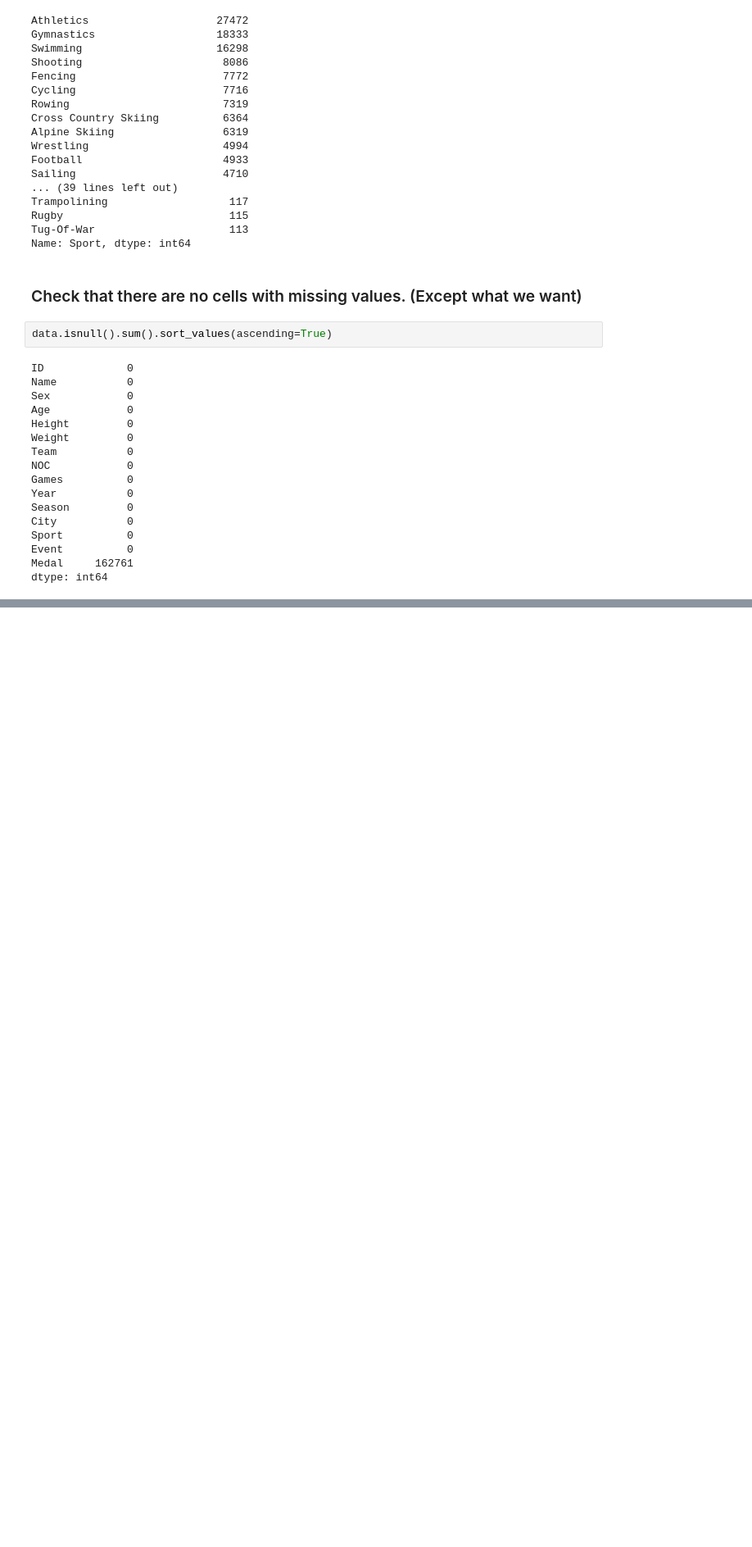
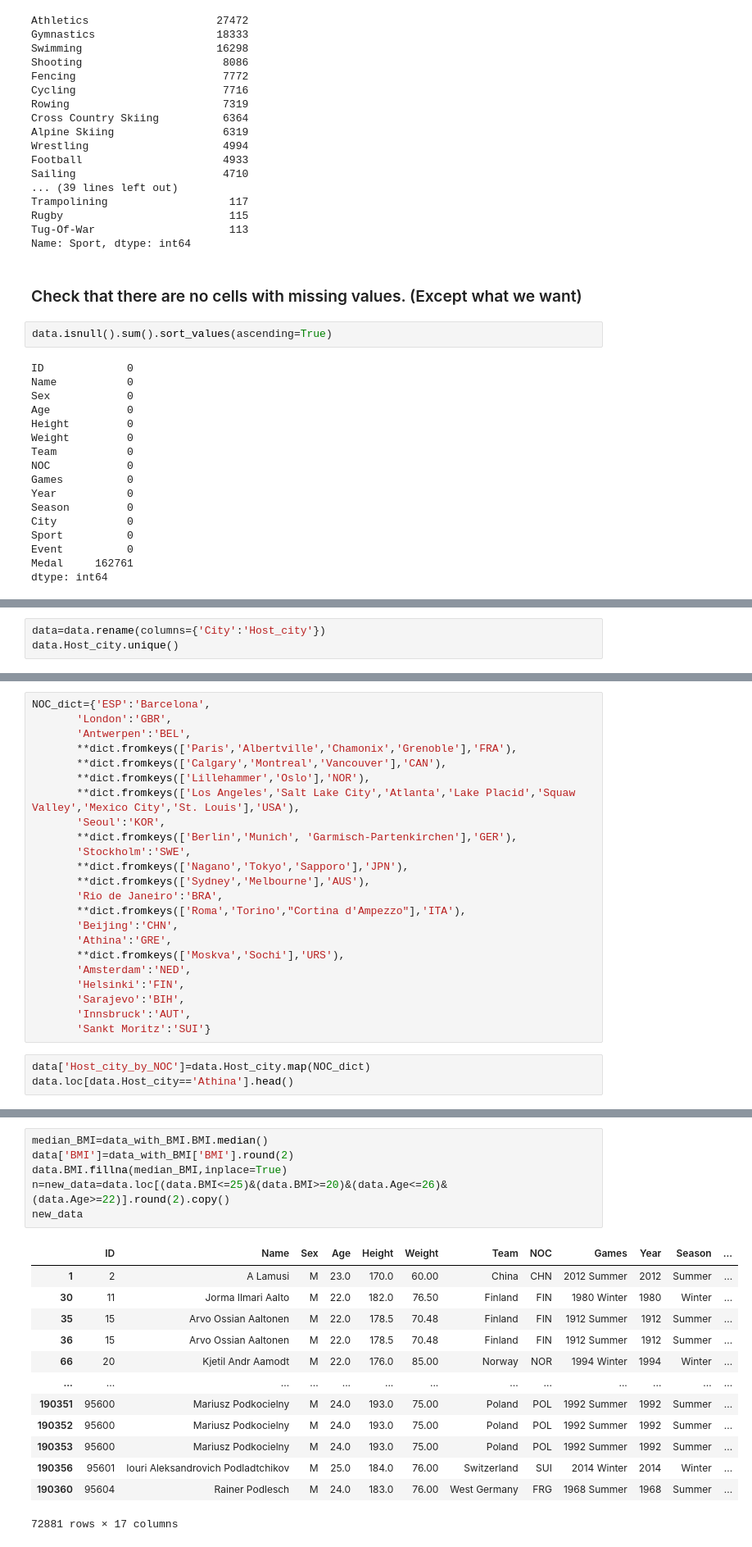
Before and after one commit to AdarSaban/Olympic-Project, a Jupyter notebook: Olympic_w (3).ipynb, the cells around one changed output, grey strips where cells are left out. Shown at 82% size. Cells and saved outputs as stored; diff of their text form; blank space fills up the shorter version.

```diff
--- a/Olympic_w (3).ipynb
+++ b/Olympic_w (3).ipynb
@@ -197,0 +209,3 @@ sns.relplot(x='medales amount',y="BMI", data=data_with_BMI, kind="scatter");
+# %%
+data=data.rename(columns={'City':'Host_city'})
+data.Host_city.unique()
@@ -197,0 +226,26 @@ sns.relplot(x='medales amount',y="BMI", data=data_with_BMI, kind="scatter");
+# %%
+NOC_dict={'ESP':'Barcelona',
+       'London':'GBR',
+       'Antwerpen':'BEL',
+       **dict.fromkeys(['Paris','Albertville','Chamonix','Grenoble'],'FRA'),
+       **dict.fromkeys(['Calgary','Montreal','Vancouver'],'CAN'),
+       **dict.fromkeys(['Lillehammer','Oslo'],'NOR'),
+       **dict.fromkeys(['Los Angeles','Salt Lake City','Atlanta','Lake Placid','Squaw Valley','Mexico City','St. Louis'],'USA'),
+       'Seoul':'KOR',
+       **dict.fromkeys(['Berlin','Munich', 'Garmisch-Partenkirchen'],'GER'),
+       'Stockholm':'SWE',
+       **dict.fromkeys(['Nagano','Tokyo','Sapporo'],'JPN'),
+       **dict.fromkeys(['Sydney','Melbourne'],'AUS'),
+       'Rio de Janeiro':'BRA',
+       **dict.fromkeys(['Roma','Torino',"Cortina d'Ampezzo"],'ITA'),
+       'Beijing':'CHN',
+       'Athina':'GRE',
+       **dict.fromkeys(['Moskva','Sochi'],'URS'),
+       'Amsterdam':'NED',
+       'Helsinki':'FIN',
+       'Sarajevo':'BIH',
+       'Innsbruck':'AUT',
+       'Sankt Moritz':'SUI'}
+# %%
+data['Host_city_by_NOC']=data.Host_city.map(NOC_dict)
+data.loc[data.Host_city=='Athina'].head()
@@ -197,0 +259,20 @@ sns.relplot(x='medales amount',y="BMI", data=data_with_BMI, kind="scatter");
+# %%
+median_BMI=data_with_BMI.BMI.median()
+data['BMI']=data_with_BMI['BMI'].round(2)
+data.BMI.fillna(median_BMI,inplace=True)
+n=new_data=data.loc[(data.BMI<=25)&(data.BMI>=20)&(data.Age<=26)&(data.Age>=22)].round(2).copy()
+new_data
+# %% [output]
+|  | ID | Name | Sex | Age | Height | Weight | Team | NOC | Games | Year | Season | ... |
+| 1 | 2 | A Lamusi | M | 23.0 | 170.0 | 60.00 | China | CHN | 2012 Summer | 2012 | Summer | ... |
+| 30 | 11 | Jorma Ilmari Aalto | M | 22.0 | 182.0 | 76.50 | Finland | FIN | 1980 Winter | 1980 | Winter | ... |
+| 35 | 15 | Arvo Ossian Aaltonen | M | 22.0 | 178.5 | 70.48 | Finland | FIN | 1912 Summer | 1912 | Summer | ... |
+| 36 | 15 | Arvo Ossian Aaltonen | M | 22.0 | 178.5 | 70.48 | Finland | FIN | 1912 Summer | 1912 | Summer | ... |
+| 66 | 20 | Kjetil Andr Aamodt | M | 22.0 | 176.0 | 85.00 | Norway | NOR | 1994 Winter | 1994 | Winter | ... |
+| ... | ... | ... | ... | ... | ... | ... | ... | ... | ... | ... | ... | ... |
+| 190351 | 95600 | Mariusz Podkocielny | M | 24.0 | 193.0 | 75.00 | Poland | POL | 1992 Summer | 1992 | Summer | ... |
+| 190352 | 95600 | Mariusz Podkocielny | M | 24.0 | 193.0 | 75.00 | Poland | POL | 1992 Summer | 1992 | Summer | ... |
+| 190353 | 95600 | Mariusz Podkocielny | M | 24.0 | 193.0 | 75.00 | Poland | POL | 1992 Summer | 1992 | Summer | ... |
+| 190356 | 95601 | Iouri Aleksandrovich Podladtchikov | M | 25.0 | 184.0 | 76.00 | Switzerland | SUI | 2014 Winter | 2014 | Winter | ... |
+| 190360 | 95604 | Rainer Podlesch | M | 24.0 | 183.0 | 76.00 | West Germany | FRG | 1968 Summer | 1968 | Summer | ... |
+72881 rows × 17 columns
```
Also changed, not shown: parts of 22 cells of this notebook.
